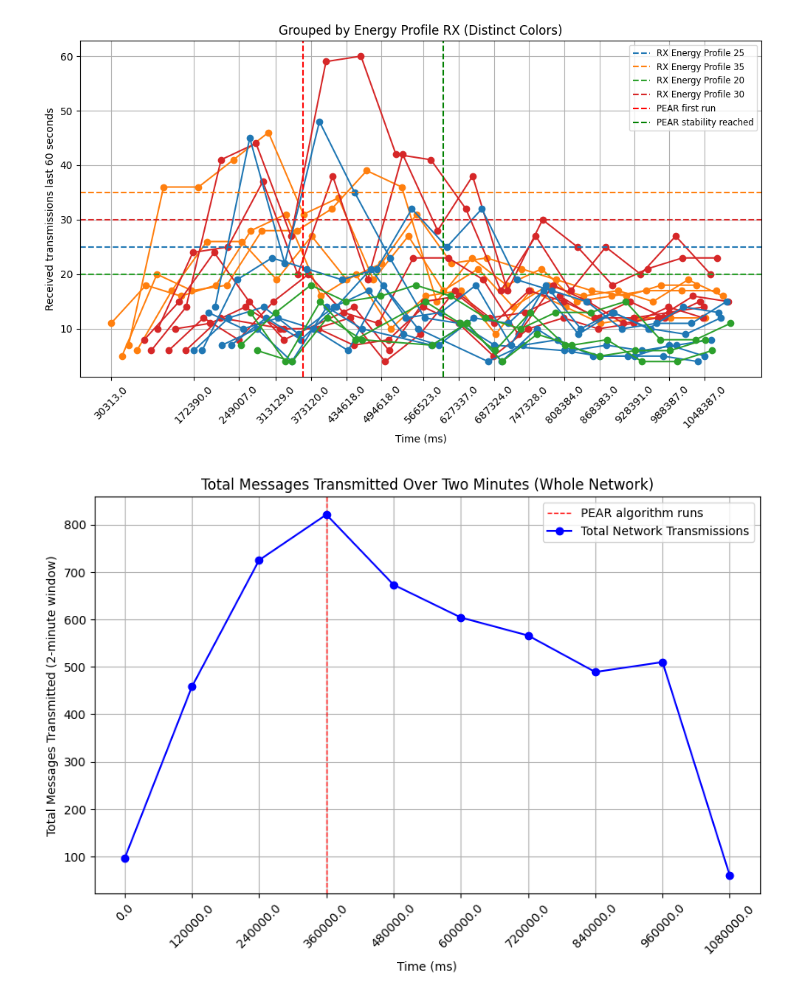
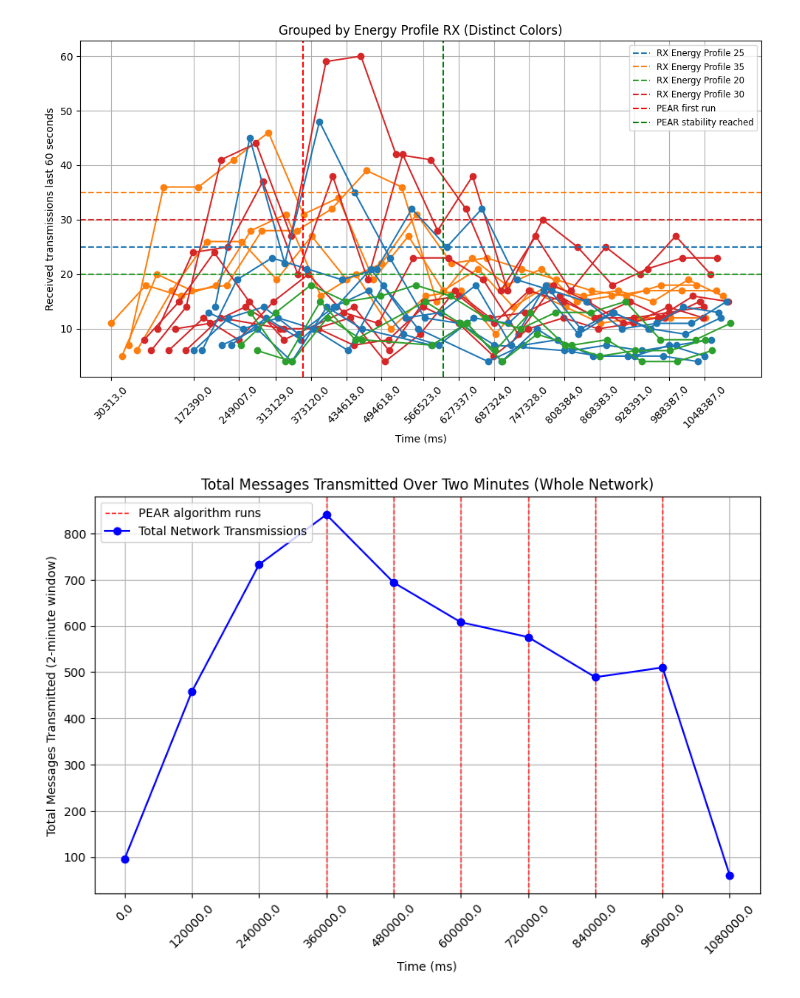
Before and after one commit to NikolajRFA/painlessPEARMesh, a Jupyter notebook: tools/graphs.ipynb, the cells around one changed output. Cells and saved outputs as stored; diff of their text form; code cells hidden in the pictures.

Commit message:
Imputed missing data for total messages graph

```diff
--- a/tools/graphs.ipynb
+++ b/tools/graphs.ipynb
@@ -163,36 +163,62 @@ plt.show()
 # %% [output]
 [figure]
 # %%
+import pandas as pd
+# Make a copy to work on
 temp_df = df.copy()
 
 # Convert node_time to milliseconds if necessary
 temp_df["node_time"] = temp_df["node_time"] / 1000
 
-# Fill missing transmission values by propagating last known value
-temp_df["tx_period"] = temp_df.groupby("from_node")["tx_period"].ffill()
+# Sort data to ensure correct forward-filling
+temp_df.sort_values(["from_node", "node_time"], inplace=True)
+
+# Create a new dataframe to store adjusted rows
+new_rows = []
+
+# Iterate over each node's data to identify missing reports
+for node, group in temp_df.groupby("from_node"):
+    last_time = None
+
+    for _, row in group.iterrows():
+        if last_time is not None and row["node_time"] > last_time + 70000:
+            # Generate missing entries at 60-second intervals
+            while last_time + 60000 < row["node_time"]:
+                new_row = row.copy()
+                new_row["node_time"] = last_time + 60000
+                new_rows.append(new_row)
+                last_time += 60000
+
+        last_time = row["node_time"]
+
+# Append new rows to original dataframe
+temp_df = pd.concat([temp_df, pd.DataFrame(new_rows)], ignore_index=True)
+
+# Resort dataframe
+temp_df.sort_values(["from_node", "node_time"], inplace=True)
 
 # Aggregate total transmissions for the whole network over two-minute intervals
 temp_df["time_bin"] = temp_df["node_time"] // 120000  # Convert milliseconds into 2-minute bins
 df_agg = temp_df.groupby("time_bin")["tx_period"].sum().reset_index()
 
 plt.figure(figsize=(10, 6))
 # Define start and end for vertical lines
 start_time = 360000
-end_time = 360000 +   + 10000  # Convert to integer
+end_time = 360000 + pear_stable_time + 10000  # Convert to integer
 # Draw vertical lines every 120000 ms starting at 360000 ms
 for x in range(start_time, end_time + 1, 120000):
     plt.axvline(x=x, color="red", linestyle="--", linewidth=1, label="PEAR algorithm runs" if x == start_time else "")
 
 plt.plot(df_agg["time_bin"] * 120000, df_agg["tx_period"], marker="o", linestyle="-", color="blue", label="Total Network Transmissions")
 
 
 plt.xticks(df_agg['time_bin'] * 120000, labels=(df_agg['time_bin'] * 120000).round(0), rotation=45)
 
 plt.xlabel("Time (ms)")
 plt.ylabel("Total Messages Transmitted (2-minute window)")
 plt.title("Total Messages Transmitted Over Two Minutes (Whole Network)")
 plt.legend()
 plt.grid()
 plt.show()
 # %% [output]
-[figure, old version]
+[figure, new version]
```
